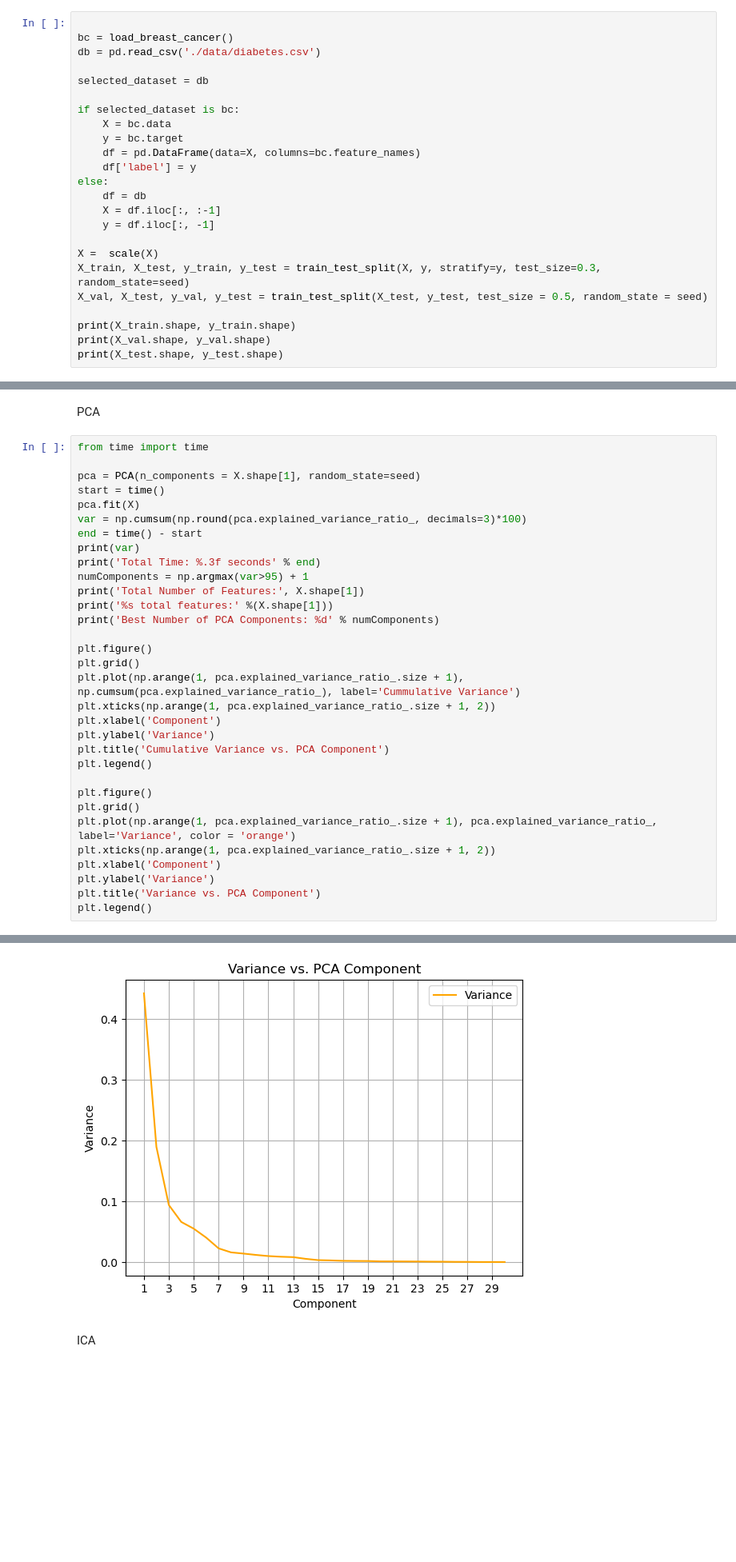
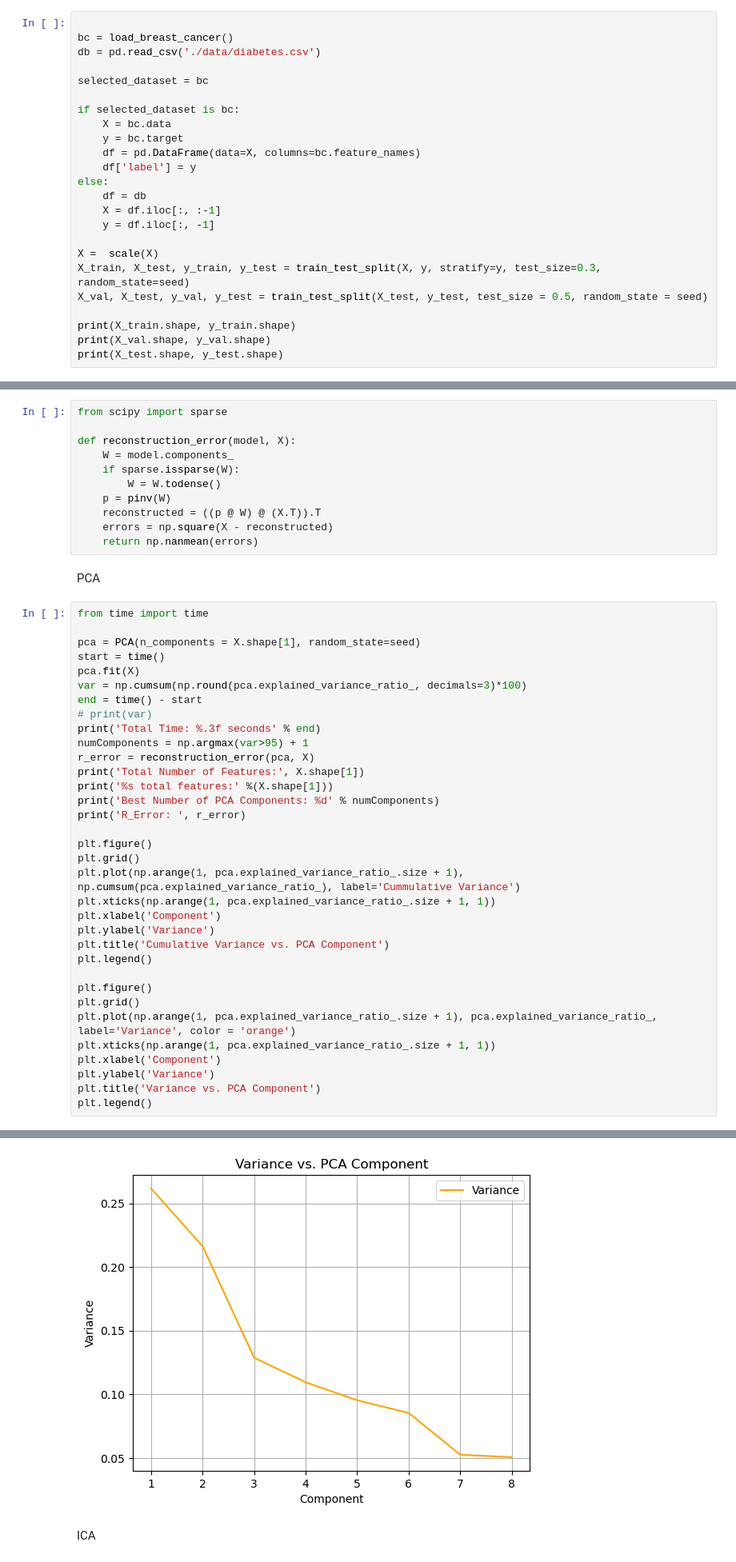
Before and after one commit to skirenekim/CS7641-Machine-Learning, a Jupyter notebook: HW3/main.ipynb, the cells around one changed output, grey strips where cells are left out. Shown at 80% size. Cells and saved outputs as stored; diff of their text form; blank space fills up the shorter version.

```diff
--- a/HW3/main.ipynb
+++ b/HW3/main.ipynb
@@ -48,7 +48,7 @@ seed = 123
 bc = load_breast_cancer()
 db = pd.read_csv('./data/diabetes.csv')
 
-selected_dataset = db
+selected_dataset = bc
 
 if selected_dataset is bc:
     X = bc.data
@@ -312,6 +312,17 @@ plt.grid()
 [figure]
 # %% [markdown]
 #### 2. Apply the dimensionality reduction algorithms to the two datasets and describe what you see.
+# %%
+from scipy import sparse
+
+def reconstruction_error(model, X):
+    W = model.components_
+    if sparse.issparse(W):
+        W = W.todense()
+    p = pinv(W)
+    reconstructed = ((p @ W) @ (X.T)).T
+    errors = np.square(X - reconstructed)
+    return np.nanmean(errors)
 # %% [markdown]
 PCA
 # %%
@@ -322,17 +333,19 @@ start = time()
 pca.fit(X)
 var = np.cumsum(np.round(pca.explained_variance_ratio_, decimals=3)*100)
 end = time() - start
-print(var)
+# print(var)
 print('Total Time: %.3f seconds' % end)
 numComponents = np.argmax(var>95) + 1
+r_error = reconstruction_error(pca, X)
 print('Total Number of Features:', X.shape[1])
 print('%s total features:' %(X.shape[1]))
 print('Best Number of PCA Components: %d' % numComponents)
+print('R_Error: ', r_error)
 
 plt.figure()
 plt.grid()
 plt.plot(np.arange(1, pca.explained_variance_ratio_.size + 1), np.cumsum(pca.explained_variance_ratio_), label='Cummulative Variance')
-plt.xticks(np.arange(1, pca.explained_variance_ratio_.size + 1, 2))
+plt.xticks(np.arange(1, pca.explained_variance_ratio_.size + 1, 1))
 plt.xlabel('Component')
 plt.ylabel('Variance')
 plt.title('Cumulative Variance vs. PCA Component')
@@ -341,7 +354,7 @@ plt.legend()
 plt.figure()
 plt.grid()
 plt.plot(np.arange(1, pca.explained_variance_ratio_.size + 1), pca.explained_variance_ratio_, label='Variance', color = 'orange')
-plt.xticks(np.arange(1, pca.explained_variance_ratio_.size + 1, 2))
+plt.xticks(np.arange(1, pca.explained_variance_ratio_.size + 1, 1))
 plt.xlabel('Component')
 plt.ylabel('Variance')
 plt.title('Variance vs. PCA Component')
@@ -359,4 +370,4 @@ Best Number of PCA Components: 10
-[figure, old version]
+[figure, new version]
 # %% [markdown]
 ICA
 # %%
```
Also changed, not shown: parts of 19 cells of this notebook, 36 other files.
